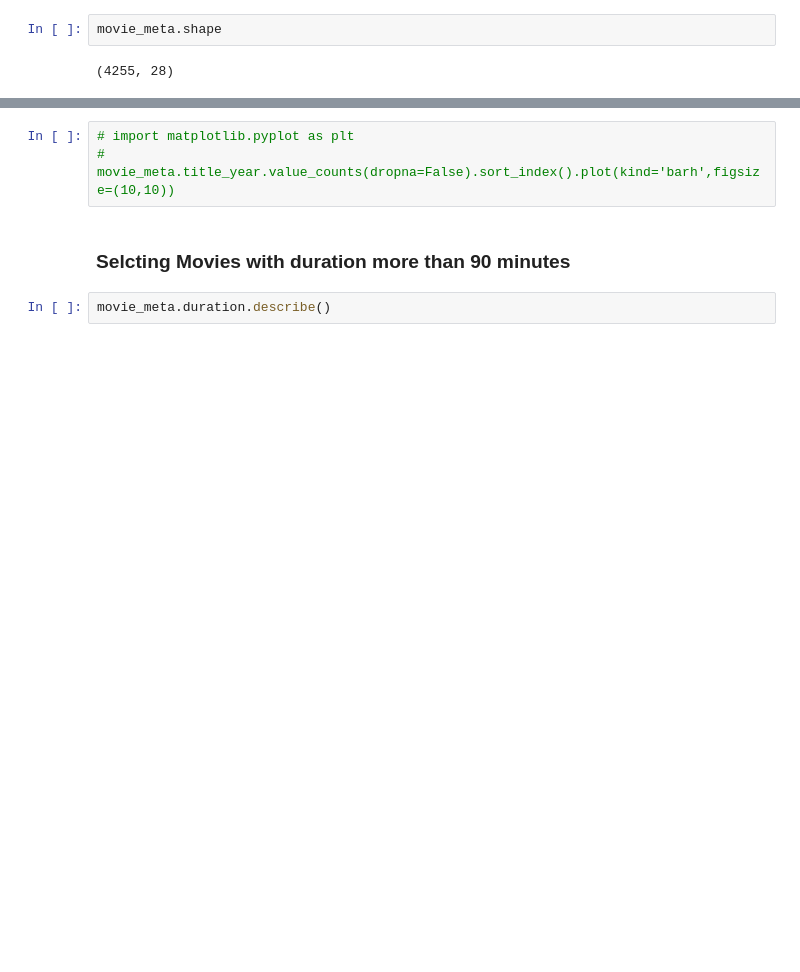
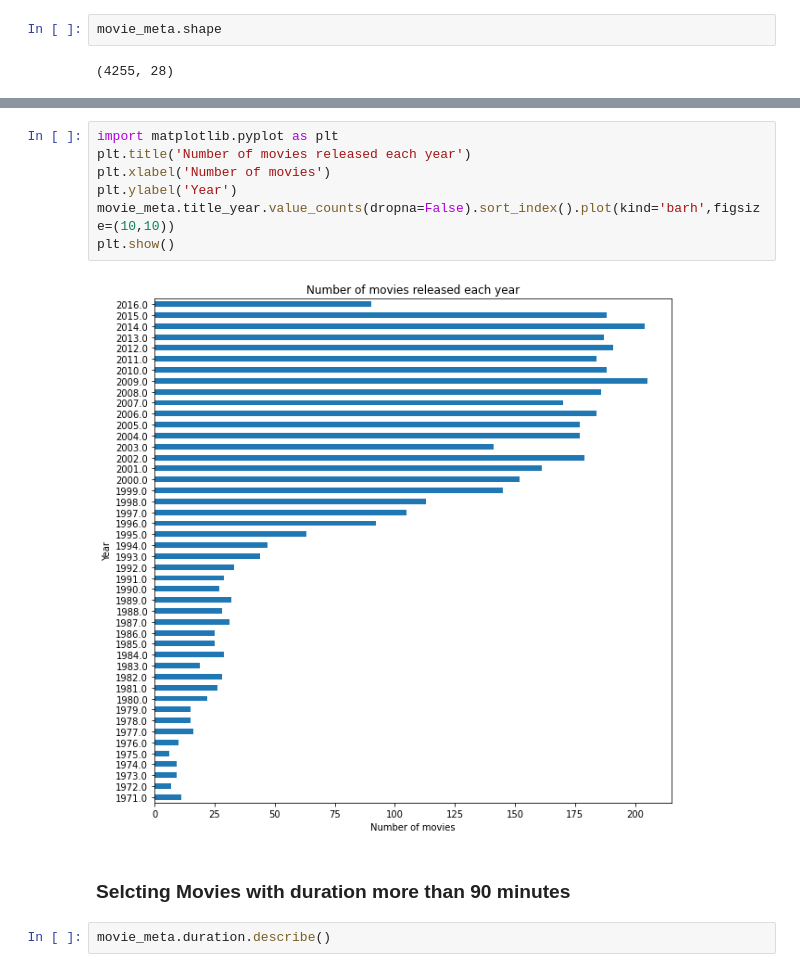
Before and after one commit to skar94376/Movie-Recommendation-Model, a Jupyter notebook: Movie1.ipynb, the cells around one changed output, grey strips where cells are left out. Drawn from its saved outputs; the diff is of its cells as text; blank space fills up the shorter version.

```diff
--- a/Movie1.ipynb
+++ b/Movie1.ipynb
@@ -44,6 +53,12 @@ movie_meta.shape
 # %%
-# import matplotlib.pyplot as plt
-# movie_meta.title_year.value_counts(dropna=False).sort_index().plot(kind='barh',figsize=(10,10))
+import matplotlib.pyplot as plt
+plt.title('Number of movies released each year')
+plt.xlabel('Number of movies')
+plt.ylabel('Year')
+movie_meta.title_year.value_counts(dropna=False).sort_index().plot(kind='barh',figsize=(10,10))
+plt.show()
+# %% [output]
+[figure, added]
 # %% [markdown]
 ### Selcting Movies with duration more than 90 minutes
 # %%
```
Also changed, not shown: parts of 23 cells of this notebook, 3 other files.
